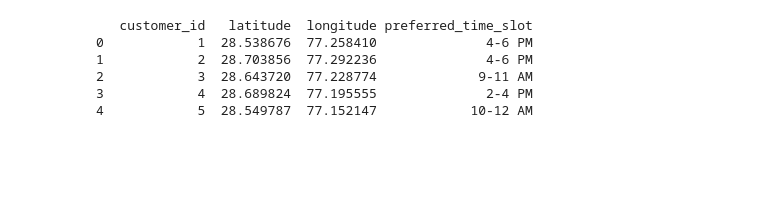
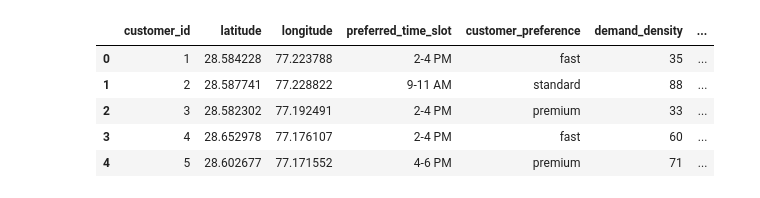
Before and after one commit to tejasamrat2003/Delivery_optimisation, a Jupyter notebook: proj.ipynb, the cells around one changed output. Saved outputs shown, nothing was run; the diff lists cells and outputs as text; code cells hidden in the pictures; blank space fills up the shorter version.

```diff
--- a/proj.ipynb
+++ b/proj.ipynb
@@ -12,44 +8,66 @@ from geopy.distance import great_circle
 import networkx as nx
 import matplotlib.pyplot as plt
 # %%
+import pandas as pd
+import random
+from geopy.distance import geodesic
+from sklearn.preprocessing import StandardScaler, OneHotEncoder
+from sklearn.cluster import KMeans
+import numpy as np
+
+# Function to generate random customer data with additional features
 def generate_random_customers(center_lat, center_lon, radius_km, num_customers):
     """Generate a DataFrame of random customer data within a certain radius."""
 
     def random_coordinates(center_lat, center_lon, radius_km):
         radius_in_degrees = radius_km / 111  # Approx. 111 km per degree latitude
         lat = center_lat + random.uniform(-radius_in_degrees, radius_in_degrees)
         lon = center_lon + random.uniform(-radius_in_degrees, radius_in_degrees)
         return lat, lon
 
     time_slots = ['9-11 AM', '10-12 AM', '1-3 PM', '2-4 PM', '4-6 PM']
+    preferences = ['fast', 'standard', 'premium']
 
     customer_data = {
         'customer_id': [i for i in range(1, num_customers + 1)],
         'latitude': [],
         'longitude': [],
-        'preferred_time_slot': [random.choice(time_slots) for _ in range(num_customers)]
+        'preferred_time_slot': [random.choice(time_slots) for _ in range(num_customers)],
+        'customer_preference': [random.choice(preferences) for _ in range(num_customers)],
+        'demand_density': [random.randint(10, 100) for _ in range(num_customers)]  # Random demand density
     }
 
     for _ in range(num_customers):
         lat, lon = random_coordinates(center_lat, center_lon, radius_km)
         customer_data['latitude'].append(lat)
         customer_data['longitude'].append(lon)
 
-    return pd.DataFrame(customer_data)
+    df = pd.DataFrame(customer_data)
 
+    # Calculate distance to the central point for each customer
+    def calculate_distance(lat1, lon1, lat2, lon2):
+        return geodesic((lat1, lon1), (lat2, lon2)).km
+
+    central_point = (center_lat, center_lon)
+    df['distance_to_central_point'] = df.apply(
+        lambda row: calculate_distance(row['latitude'], row['longitude'], central_point[0], central_point[1]),
+        axis=1
+    )
+
+    return df
 # Define center point and radius
 center_latitude = 28.6139  # Example: New Delhi
 center_longitude = 77.2090
-radius_kilometers = 10  # Radius in kilometers
-num_customers = 100
+radius_kilometers = 5  # Radius in kilometers
+num_customers = 200
 
 # Generate random customer data
 customers_df = generate_random_customers(center_latitude, center_longitude, radius_kilometers, num_customers)
-print(customers_df.head())
+customers_df.head()
 # %% [output]
-   customer_id   latitude  longitude preferred_time_slot
-0            1  28.538676  77.258410              4-6 PM
-1            2  28.703856  77.292236              4-6 PM
-2            3  28.643720  77.228774             9-11 AM
-3            4  28.689824  77.195555              2-4 PM
-4            5  28.549787  77.152147            10-12 AM
+|  | customer_id | latitude | longitude | preferred_time_slot | customer_preference | demand_density | ... |
+| 0 | 1 | 28.584228 | 77.223788 | 2-4 PM | fast | 35 | ... |
+| 1 | 2 | 28.587741 | 77.228822 | 9-11 AM | standard | 88 | ... |
+| 2 | 3 | 28.582302 | 77.192491 | 2-4 PM | premium | 33 | ... |
+| 3 | 4 | 28.652978 | 77.176107 | 2-4 PM | fast | 60 | ... |
+| 4 | 5 | 28.602677 | 77.171552 | 4-6 PM | premium | 71 | ... |
```
Also changed, not shown: parts of 8 cells of this notebook.
